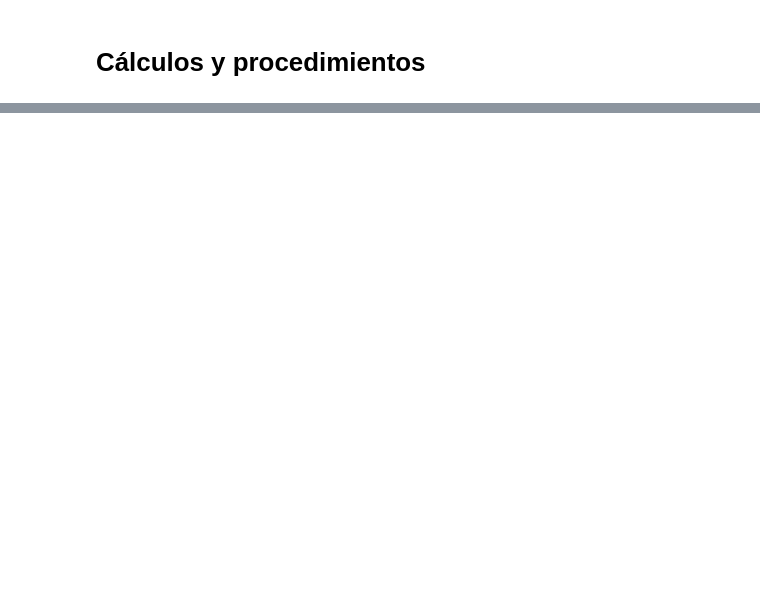
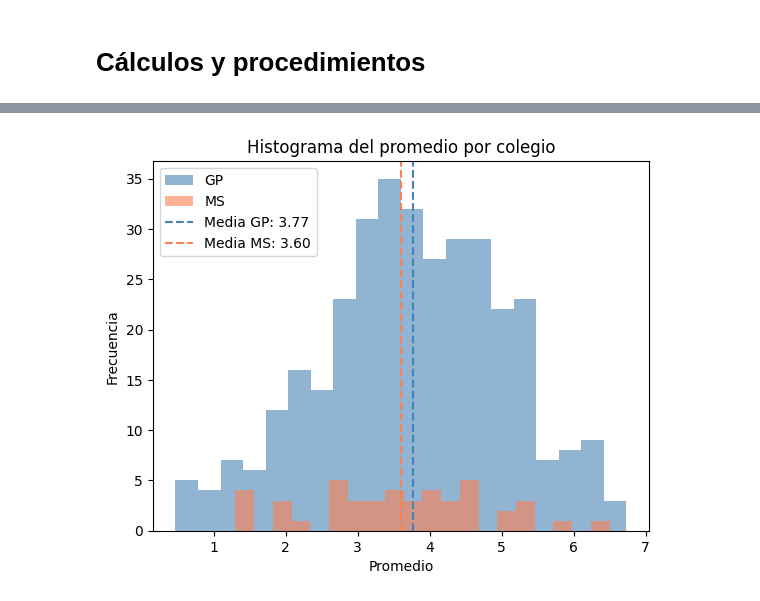
Before and after one commit to r2847txt/DataAnalysisSence2025, a Jupyter notebook: 4_InferenciaEstadistica/Clase4y5/M5C5-EvaluacionModular-ClaudioCarrillo.ipynb, the cells around one changed output, grey strips where cells are left out. Drawn from its saved outputs; the diff is of its cells as text; code cells hidden in the pictures; blank space fills up the shorter version.

```diff
--- a/4_InferenciaEstadistica/Clase4y5/M5C5-EvaluacionModular-ClaudioCarrillo.ipynb
+++ b/4_InferenciaEstadistica/Clase4y5/M5C5-EvaluacionModular-ClaudioCarrillo.ipynb
@@ -175,0 +170,7 @@ Queremos evaluar si la nueva metodología aplicada en GP produjo un cambio signi
+# %%
+# Separar los grupos
+gp = df[df['colegio'] == 'GP']['promedio']
+ms = df[df['colegio'] == 'MS']['promedio']
+
+print(f'Tamaño GP: {len(gp)}, Media GP: {gp.mean():.4f}, Std GP: {gp.std():.4f}')
+print(f'Tamaño MS: {len(ms)}, Media MS: {ms.mean():.4f}, Std MS: {ms.std():.4f}')
@@ -175,0 +219,13 @@ Queremos evaluar si la nueva metodología aplicada en GP produjo un cambio signi
+# %%
+# Histograma del promedio por colegio
+plt.hist(gp, alpha=0.6, label='GP', bins=20, color='steelblue')
+plt.hist(ms, alpha=0.6, label='MS', bins=20, color='coral')
+plt.axvline(gp.mean(), color='steelblue', linestyle='--', label=f'Media GP: {gp.mean():.2f}')
+plt.axvline(ms.mean(), color='coral', linestyle='--', label=f'Media MS: {ms.mean():.2f}')
+plt.title('Histograma del promedio por colegio')
+plt.xlabel('Promedio')
+plt.ylabel('Frecuencia')
+plt.legend()
+plt.show()
+# %% [output]
+[figure, added]
```
Also changed, not shown: parts of 15 cells of this notebook, 1 other file.
